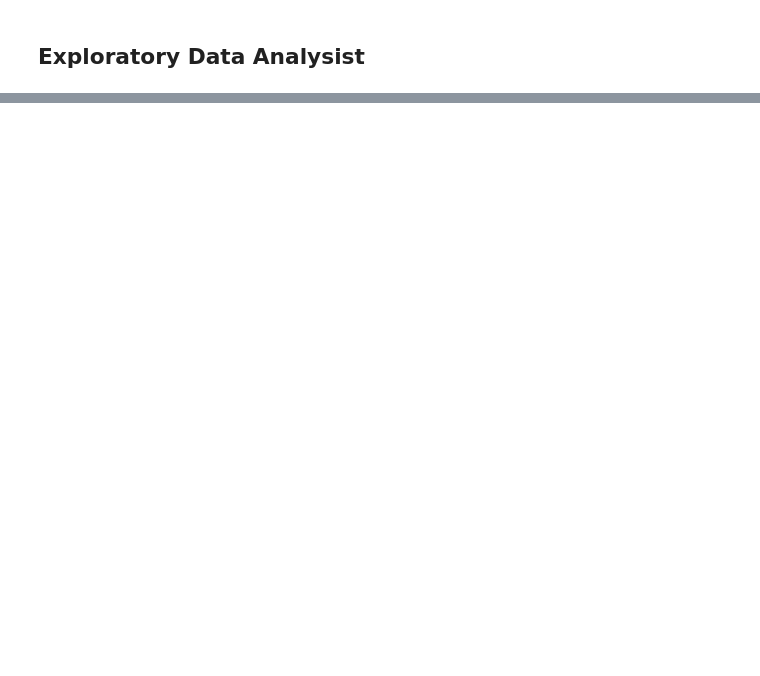
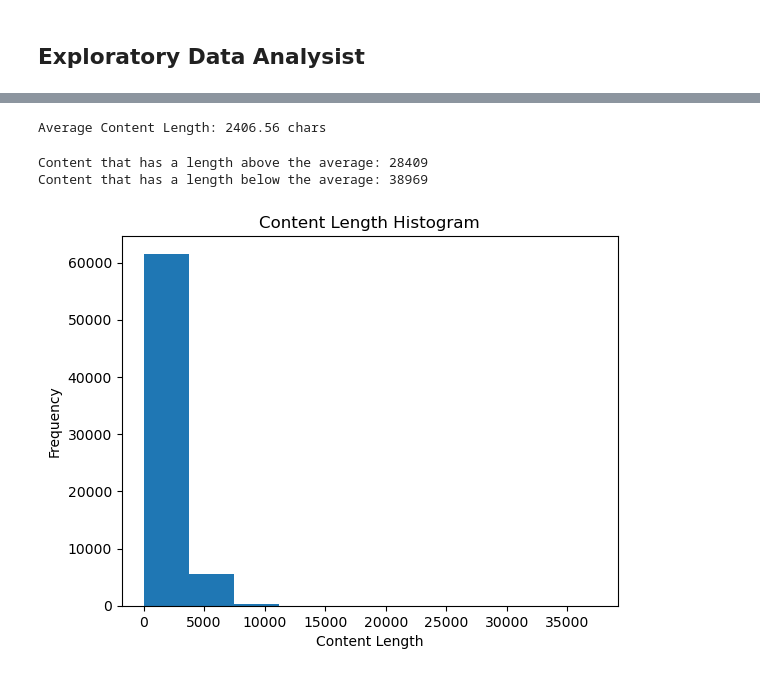
Before and after one commit to KALEOUUU/datathon-ui-market-sentinel, a Jupyter notebook: workspace/kale_workspace.ipynb, the cells around one changed output, grey strips where cells are left out. Saved outputs shown, nothing was run; the diff lists cells and outputs as text; code cells hidden in the pictures; blank space fills up the shorter version.

```diff
--- a/workspace/kale_workspace.ipynb
+++ b/workspace/kale_workspace.ipynb
@@ -48,0 +271,2 @@ df.head()
+# %%
+data['content_length'] = [len(t) for t in data['Content'].values.tolist()]
@@ -48,0 +282,5 @@ df.head()
+# %%
+avg_length = sum(data['content_length'].values.tolist()) / len(data)
+print(f'Average Content Length: {avg_length:.2f} chars')
+# %% [output]
+Average Content Length: 2406.56 chars
@@ -48,0 +290,10 @@ df.head()
+# %%
+print(f"Content that has a length above the average: {above_avg_length}")
+print(f"Content that has a length below the average: {below_avg_length}")
+# %% [output]
+Content that has a length above the average: 28409
+Content that has a length below the average: 38969
+# %%
+plot_histo("Content Length Histogram", data['content_length'].values.tolist(), "Content Length", "Frequency")
+# %% [output]
+[figure, added]
```
Also changed, not shown: parts of 42 cells of this notebook.
